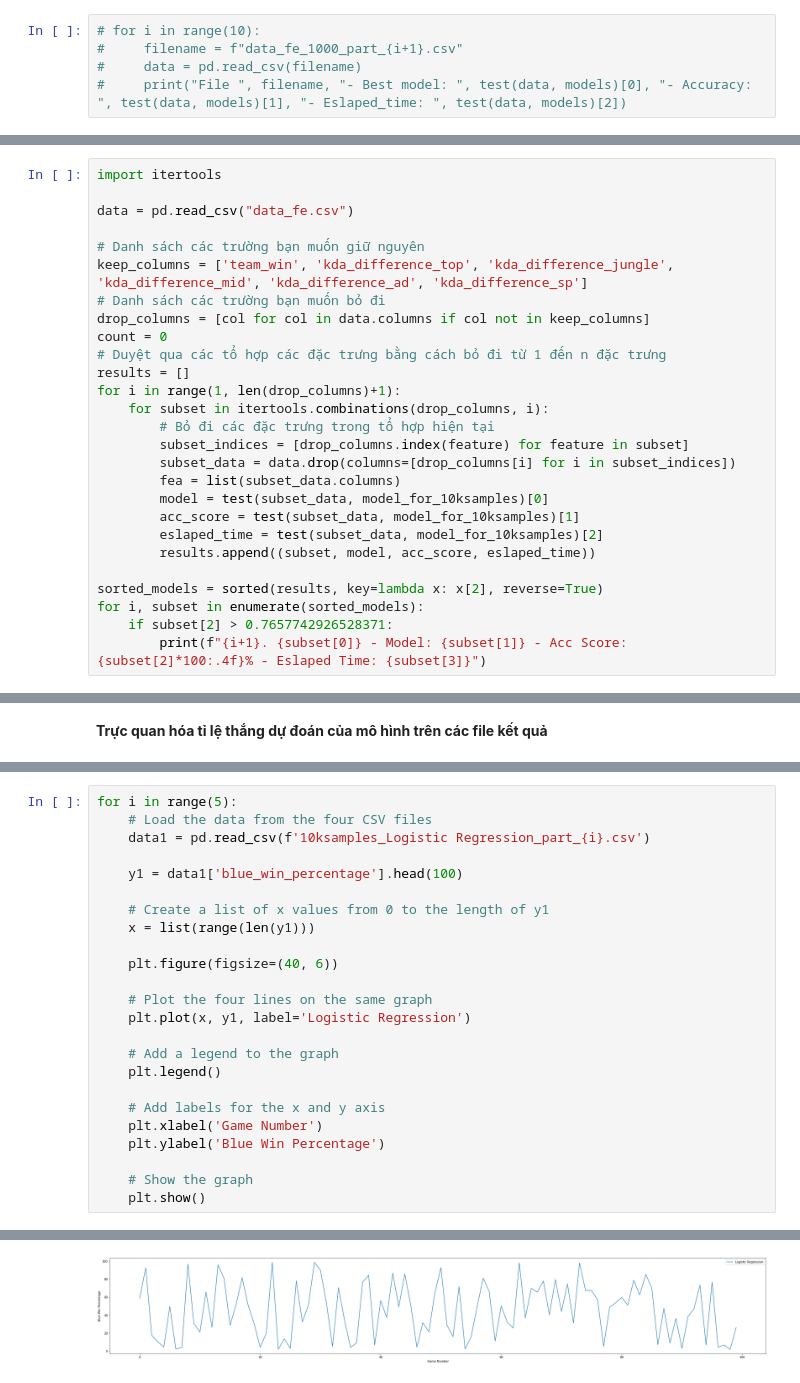
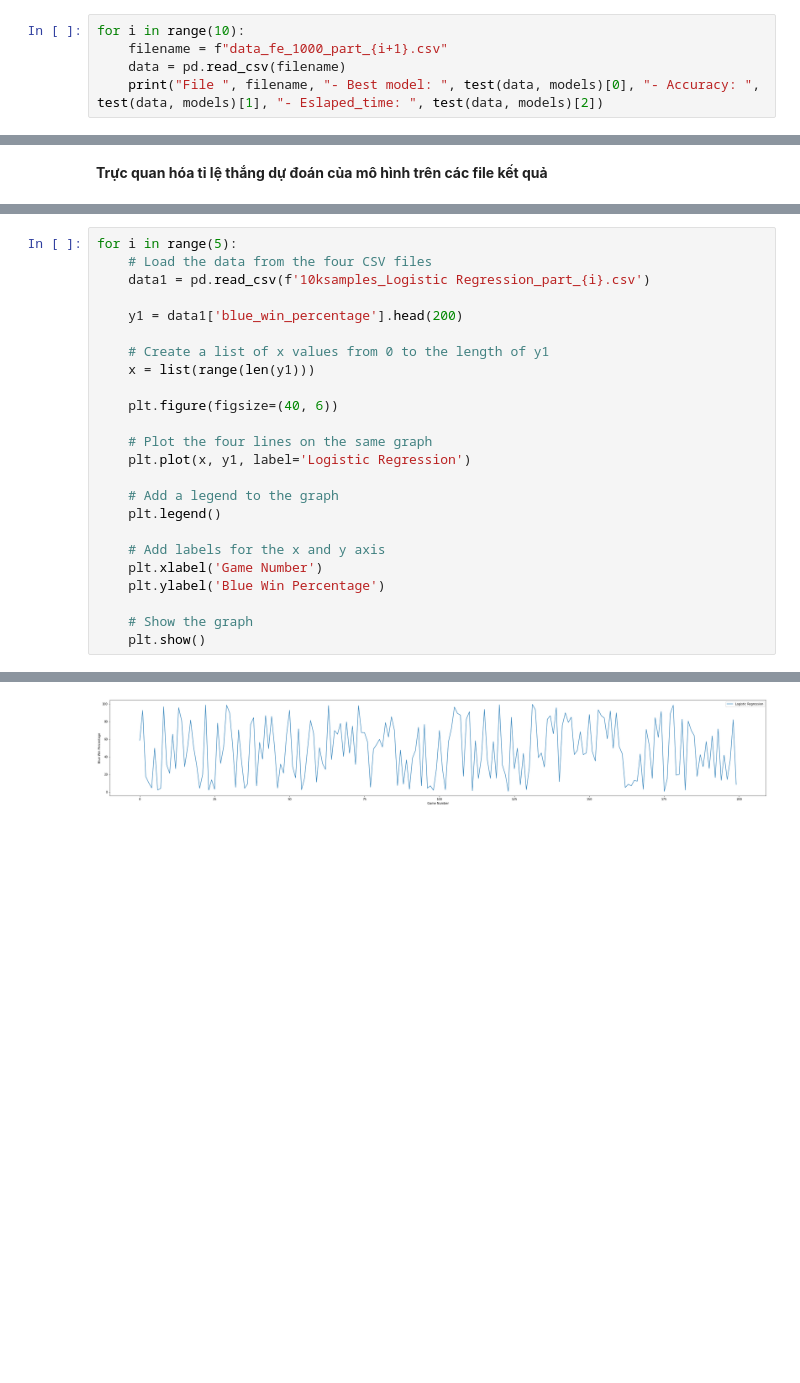
Before and after one commit to trucni2005/LeagueOfLegendsWinRatePredictorAt15, a Jupyter notebook: data_processing.ipynb, the cells around one changed output, grey strips where cells are left out. Drawn from its saved outputs; the diff is of its cells as text; blank space fills up the shorter version.

```diff
--- a/data_processing.ipynb
+++ b/data_processing.ipynb
@@ -88,7 +89,7 @@ models = [LogisticRegression(random_state=42), LinearDiscriminantAnalysis(), SVC
 # %% [markdown]
 *2. Thử nghiệm để tìm mô hình tốt nhất trên 10 tập dữ liệu 1k samples*
 # %%
-# for i in range(10):
-#     filename = f"data_fe_1000_part_{i+1}.csv"
-#     data = pd.read_csv(filename)
-#     print("File ", filename, "- Best model: ", test(data, models)[0], "- Accuracy: ", test(data, models)[1], "- Eslaped_time: ", test(data, models)[2])
+for i in range(10):
+    filename = f"data_fe_1000_part_{i+1}.csv"
+    data = pd.read_csv(filename)
+    print("File ", filename, "- Best model: ", test(data, models)[0], "- Accuracy: ", test(data, models)[1], "- Eslaped_time: ", test(data, models)[2])
@@ -156,30 +176,3 @@ model_for_10ksamples = [LogisticRegression()]
-# %%
-import itertools
-
-data = pd.read_csv("data_fe.csv")
-
-# Danh sách các trường bạn muốn giữ nguyên
-keep_columns = ['team_win', 'kda_difference_top', 'kda_difference_jungle', 'kda_difference_mid', 'kda_difference_ad', 'kda_difference_sp']
-# Danh sách các trường bạn muốn bỏ đi
-drop_columns = [col for col in data.columns if col not in keep_columns]
-count = 0
-# Duyệt qua các tổ hợp các đặc trưng bằng cách bỏ đi từ 1 đến n đặc trưng
-results = []
-for i in range(1, len(drop_columns)+1):
-    for subset in itertools.combinations(drop_columns, i):
-        # Bỏ đi các đặc trưng trong tổ hợp hiện tại
-        subset_indices = [drop_columns.index(feature) for feature in subset]
-        subset_data = data.drop(columns=[drop_columns[i] for i in subset_indices])
-        fea = list(subset_data.columns)
-        model = test(subset_data, model_for_10ksamples)[0]
-        acc_score = test(subset_data, model_for_10ksamples)[1]
-        eslaped_time = test(subset_data, model_for_10ksamples)[2]
-        results.append((subset, model, acc_score, eslaped_time))
-
-sorted_models = sorted(results, key=lambda x: x[2], reverse=True)
-for i, subset in enumerate(sorted_models):
-    if subset[2] > 0.7657742926528371:
-        print(f"{i+1}. {subset[0]} - Model: {subset[1]} - Acc Score: {subset[2]*100:.4f}% - Eslaped Time: {subset[3]}")
 # %% [markdown]
 ***Nhận xét:***
 1. *Đối với tập dữ liệu 1k samples, việc loại bỏ bớt các đặc trưng không cần thiết có thể làm tăng độ chính xác (từ 76.4 lên 76.8), tuy nhiên không nhiều.*
@@ -392,7 +389,7 @@ for i in range(5):
     # Load the data from the four CSV files
     data1 = pd.read_csv(f'10ksamples_Logistic Regression_part_{i}.csv')
 
-    y1 = data1['blue_win_percentage'].head(100)
+    y1 = data1['blue_win_percentage'].head(200)
 
     # Create a list of x values from 0 to the length of y1
     x = list(range(len(y1)))
@@ -416 +413 @@ for i in range(5):
-[figure, old version]
+[figure, new version]
```
Also changed, not shown: parts of 19 cells of this notebook.
